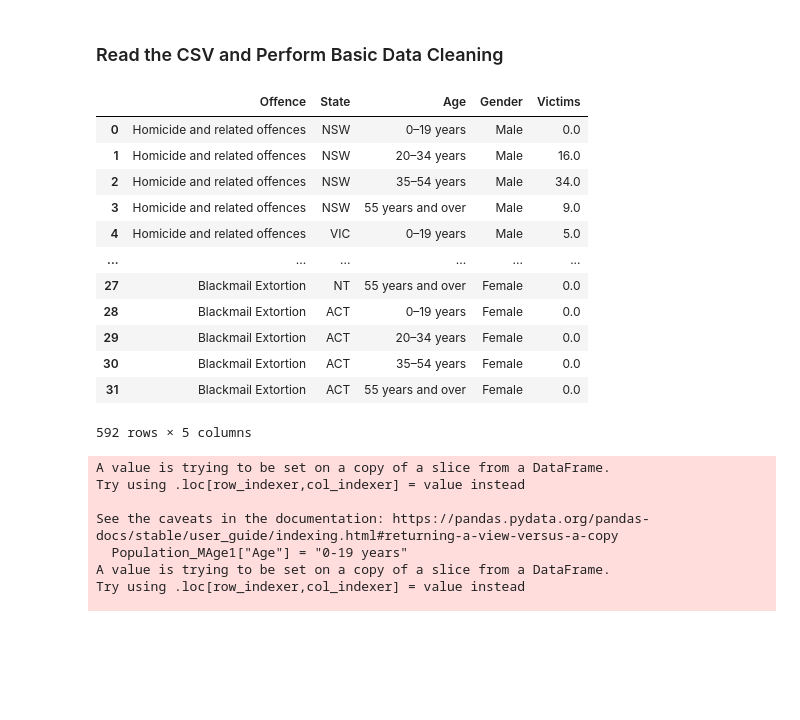
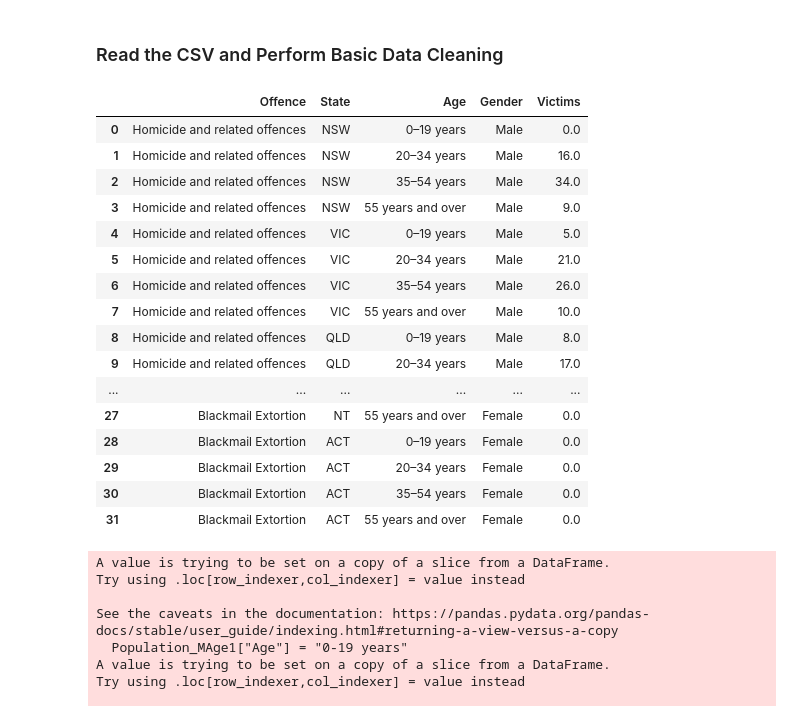
Before and after one commit to Bec-Gould/Final-Project, a Jupyter notebook: DecisionTree_Model_DataPrep_Analysis.ipynb, the cells around one changed output. Saved outputs shown, nothing was run; the diff lists cells and outputs as text; code cells hidden in the pictures; blank space fills up the shorter version.

```diff
--- a/DecisionTree_Model_DataPrep_Analysis.ipynb
+++ b/DecisionTree_Model_DataPrep_Analysis.ipynb
@@ -61,7 +73,7 @@ Assault_Male.loc[(Assault_Male['Age_old'] == "0–9 years")|(Assault_Male['Age_o
 Assault_Male.loc[(Assault_Male['Age_old'] == "20–24 years")|(Assault_Male['Age_old'] == "25–34 years"), 'Age'] = '20–34 years'
 Assault_Male.loc[(Assault_Male['Age_old'] == "35–44 years")|(Assault_Male['Age_old'] == "45–54 years"), 'Age'] = '35–54 years'
 Assault_Male.loc[(Assault_Male['Age_old'] == "55–64 years")|(Assault_Male['Age_old'] == "65 years and over"), 'Age'] = '55 years and over'
-#Assault_Male = Assault_Male.groupby(['Age','State','Offence','Gender'])['Victims'].sum().reset_index()
+Assault_Male = Assault_Male.groupby(['Age','Gender',"Offence","variable"])['value'].sum().reset_index()
 
 # Females
 Assault_Female = pd.read_excel(file_to_load,skiprows= range(0, 36),nrows=9, usecols = "A:I",sheet_name = 'Table 11').dropna()
@@ -74,6 +86,7 @@ Assault_Female.loc[(Assault_Female['Age_old'] == "0–9 years")|(Assault_Female[
 Assault_Female.loc[(Assault_Female['Age_old'] == "20–24 years")|(Assault_Female['Age_old'] == "25–34 years"), 'Age'] = '20–34 years'
 Assault_Female.loc[(Assault_Female['Age_old'] == "35–44 years")|(Assault_Female['Age_old'] == "45–54 years"), 'Age'] = '35–54 years'
 Assault_Female.loc[(Assault_Female['Age_old'] == "55–64 years")|(Assault_Female['Age_old'] == "65 years and over"), 'Age'] = '55 years and over'
+Assault_Female = Assault_Female.groupby(['Age','Gender',"Offence","variable"])['value'].sum().reset_index()
 
 # Sexual Assault Data
 # Males
@@ -87,6 +100,7 @@ SAssault_Male.loc[(SAssault_Male['Age_old'] == "0–9 years")|(SAssault_Male['Ag
 SAssault_Male.loc[(SAssault_Male['Age_old'] == "20–24 years")|(SAssault_Male['Age_old'] == "25–34 years"), 'Age'] = '20–34 years'
 SAssault_Male.loc[(SAssault_Male['Age_old'] == "35–44 years")|(SAssault_Male['Age_old'] == "45–54 years"), 'Age'] = '35–54 years'
 SAssault_Male.loc[(SAssault_Male['Age_old'] == "55–64 years")|(SAssault_Male['Age_old'] == "65 years and over"), 'Age'] = '55 years and over'
+SAssault_Male = SAssault_Male.groupby(['Age','Gender',"Offence","variable"])['value'].sum().reset_index()
 
 # Females
 SAssault_Female = pd.read_excel(file_to_load,skiprows= range(0, 71),nrows=9, usecols = "A:I",sheet_name = 'Table 11').dropna()
@@ -99,6 +113,7 @@ SAssault_Female.loc[(SAssault_Female['Age_old'] == "0–9 years")|(SAssault_Fema
 SAssault_Female.loc[(SAssault_Female['Age_old'] == "20–24 years")|(SAssault_Female['Age_old'] == "25–34 years"), 'Age'] = '20–34 years'
 SAssault_Female.loc[(SAssault_Female['Age_old'] == "35–44 years")|(SAssault_Female['Age_old'] == "45–54 years"), 'Age'] = '35–54 years'
 SAssault_Female.loc[(SAssault_Female['Age_old'] == "55–64 years")|(SAssault_Female['Age_old'] == "65 years and over"), 'Age'] = '55 years and over'
+SAssault_Female = SAssault_Female.groupby(['Age','Gender',"Offence","variable"])['value'].sum().reset_index()
 
 #Kidnapping/abduction(g) Data
 # Males
@@ -127,6 +142,7 @@ Robbery_Male.loc[(Robbery_Male['Age_old'] == "0–9 years")|(Robbery_Male['Age_o
 Robbery_Male.loc[(Robbery_Male['Age_old'] == "20–24 years")|(Robbery_Male['Age_old'] == "25–34 years"), 'Age'] = '20–34 years'
 Robbery_Male.loc[(Robbery_Male['Age_old'] == "35–44 years")|(Robbery_Male['Age_old'] == "45–54 years"), 'Age'] = '35–54 years'
 Robbery_Male.loc[(Robbery_Male['Age_old'] == "55–64 years")|(Robbery_Male['Age_old'] == "65 years and over"), 'Age'] = '55 years and over'
+Robbery_Male = Robbery_Male.groupby(['Age','Gender',"Offence","variable"])['value'].sum().reset_index()
 
 # Females
 Robbery_Female = pd.read_excel(file_to_load,skiprows= range(0, 124),nrows=9, usecols = "A:I",sheet_name = 'Table 11').dropna()
@@ -139,6 +155,7 @@ Robbery_Female.loc[(Robbery_Female['Age_old'] == "0–9 years")|(Robbery_Female[
 Robbery_Female.loc[(Robbery_Female['Age_old'] == "20–24 years")|(Robbery_Female['Age_old'] == "25–34 years"), 'Age'] = '20–34 years'
 Robbery_Female.loc[(Robbery_Female['Age_old'] == "35–44 years")|(Robbery_Female['Age_old'] == "45–54 years"), 'Age'] = '35–54 years'
 Robbery_Female.loc[(Robbery_Female['Age_old'] == "55–64 years")|(Robbery_Female['Age_old'] == "65 years and over"), 'Age'] = '55 years and over'
+Robbery_Female = Robbery_Female.groupby(['Age','Gender',"Offence","variable"])['value'].sum().reset_index()
 
 #Blackmail/extortion Data
 # Males
@@ -158,25 +175,29 @@ BlmExt_Female  = BlmExt_Female.melt(id_vars=['Age','Gender',"Offence"])
 # %%
 Model_Data = Homicide_Male.append([Homicide_Female,Assault_Male,Assault_Female,SAssault_Male,SAssault_Female
 ,Kidnap_Male,Kidnap_Female,Robbery_Male,Robbery_Female,BlmExt_Male,BlmExt_Female])
-Model_Data = Model_Data.drop(columns=['Age_old'])
 Model_Data.columns = ['Age','Gender',"Offence","State","Victims"]
 Model_Data = Model_Data[["Offence","State",'Age','Gender',"Victims"]]
-Model_Data['Victims'] = Model_Data['Victims'].replace(['np'],0)
+Model_Data['Victims'] = Model_Data['Victims'].replace(['np','npnp','npnpnp'],0)
+pd.set_option('display.max_rows', None)
 Model_Data
 # %% [output]
 |  | Offence | State | Age | Gender | Victims |
 | 0 | Homicide and related offences | NSW | 0–19 years | Male | 0.0 |
 | 1 | Homicide and related offences | NSW | 20–34 years | Male | 16.0 |
 | 2 | Homicide and related offences | NSW | 35–54 years | Male | 34.0 |
 | 3 | Homicide and related offences | NSW | 55 years and over | Male | 9.0 |
 | 4 | Homicide and related offences | VIC | 0–19 years | Male | 5.0 |
+| 5 | Homicide and related offences | VIC | 20–34 years | Male | 21.0 |
+| 6 | Homicide and related offences | VIC | 35–54 years | Male | 26.0 |
+| 7 | Homicide and related offences | VIC | 55 years and over | Male | 10.0 |
+| 8 | Homicide and related offences | QLD | 0–19 years | Male | 8.0 |
+| 9 | Homicide and related offences | QLD | 20–34 years | Male | 17.0 |
 | ... | ... | ... | ... | ... | ... |
 | 27 | Blackmail Extortion | NT | 55 years and over | Female | 0.0 |
 | 28 | Blackmail Extortion | ACT | 0–19 years | Female | 0.0 |
 | 29 | Blackmail Extortion | ACT | 20–34 years | Female | 0.0 |
 | 30 | Blackmail Extortion | ACT | 35–54 years | Female | 0.0 |
 | 31 | Blackmail Extortion | ACT | 55 years and over | Female | 0.0 |
-592 rows × 5 columns
 # %%
 # Get Population Factor to get accurate risk of Crime by State, Gender and Age
 file_to_load2 = "Resources/Population_Australia.xls"
```
Also changed, not shown: parts of 15 cells of this notebook, 5 other files.
